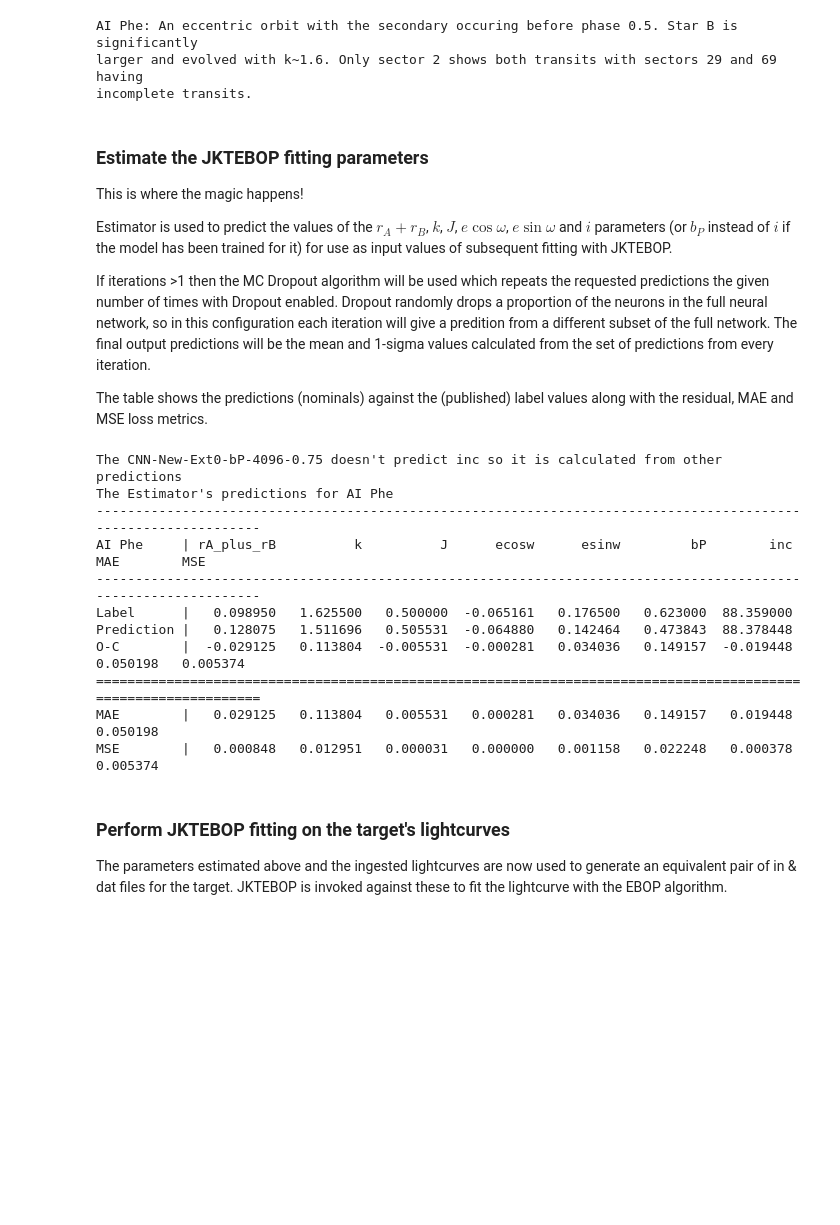
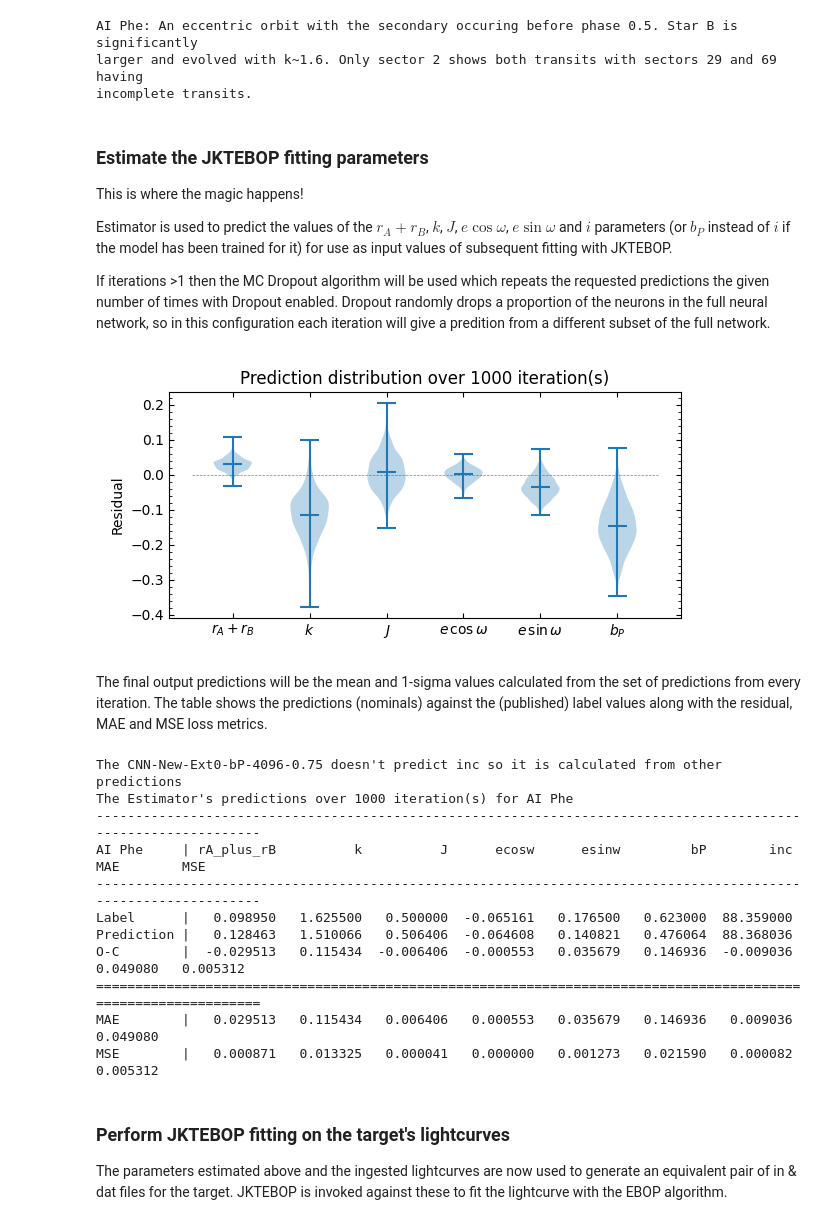
Before and after one commit to SteveOv/ebop_maven, a Jupyter notebook: model_interactive_tester.ipynb, the cells around one changed output. Saved outputs shown, nothing was run; the diff lists cells and outputs as text; code cells hidden in the pictures; blank space fills up the shorter version.

Commit message:
wip on plot_prediction_distributions_on_axes()

```diff
--- a/model_interactive_tester.ipynb
+++ b/model_interactive_tester.ipynb
@@ -147,18 +147,33 @@ If iterations >1 then the MC Dropout algorithm will be used which repeats the
 requested predictions the given number of times with Dropout enabled. Dropout
 randomly drops a proportion of the neurons in the full neural network, so in
 this configuration each iteration will give a predition from a different subset
-of the full network. The final output predictions will be the mean and 1-sigma
-values calculated from the set of predictions from every iteration.
-
-The table shows the predictions (nominals) against the (published) label values
-along with the residual, MAE and MSE loss metrics.
+of the full network.
+# %%
+# The model predicts scaled values (e.g. inc*0.01) which the Estimator "unscales" for us. An
+# iterations > 1 triggers the MC Dropout algorithm, returning multiple predictions per inst which
+# we can treat as a probability density. Returned preds in shape (#insts, #labels, #iterations)
+iterations = 1000
+raw_preds = estimator.predict_raw(np.array([mags]), np.array([[]]), iterations)[0]
+
+if iterations > 1:
+    # Plot the raw residuals; this will show us the distribution of each predicted param
+    label_values = np.array([labels[k] for k in estimator.label_names])[:, np.newaxis]
+    residuals = np.subtract(raw_preds, label_values)
+    fig, axes = plt.subplots(figsize=(6, 3), tight_layout=True)
+    plotting.plot_prediction_distributions_on_axes(axes, residuals, estimator.label_names,
+                                violin_plot=True, plot_zero_value_line=True, ylabel="Residual",
+                                title=f"Prediction distribution over {iterations} iteration(s)")
+    plt.show()
+# %% [output]
+[figure, added]
+# %% [markdown]
+The final output predictions will be the mean and 1-sigma values calculated
+from the set of predictions from every iteration. The table shows the
+predictions (nominals) against the (published) label values along with the
+residual, MAE and MSE loss metrics.
 # %%
-# The model predicts scaled values (e.g. inc*0.01) which the Estimator "unscales" for us. An
-# iterations > 1 triggers the MC Dropout algorithm, returning multiple predictions per inst which
-# we can treat as a probability density. Returned preds in shape (#insts, #labels, #iterations)
-raw_preds = estimator.predict_raw(np.array([mags]), np.array([[]]), iterations=1000)[0]
-
-# Summarise the predictions over the iterations axis; equivalent of what estimator.predict() does.
+# Summarise the single instance's predictions over the iterations axis.
+# This, with the predict_raw() above, is equivalent to calling estimator.predict()[0].
 pset = np.concatenate([np.mean(raw_preds, axis=1), np.std(raw_preds, axis=1)], axis=0)
 predictions = dict(zip(estimator.prediction_names, pset))
 
@@ -168,20 +183,20 @@ if "inc" not in predictions and "bP" in predictions:
     model_testing.append_calculated_inc_prediction(predictions)
 
 # Produce some statistics on the quality of the predictions.
-print(f"The Estimator's predictions for {target}")
+print(f"The Estimator's predictions over {iterations} iteration(s) for {target}")
 model_testing.predictions_vs_labels_to_table([labels], [predictions], [target])
 # %% [output]
 The CNN-New-Ext0-bP-4096-0.75 doesn't predict inc so it is calculated from other predictions
-The Estimator's predictions for AI Phe
+The Estimator's predictions over 1000 iteration(s) for AI Phe
 ---------------------------------------------------------------------------------------------------------------
 AI Phe     | rA_plus_rB          k          J      ecosw      esinw         bP        inc        MAE        MSE
 ---------------------------------------------------------------------------------------------------------------
 Label      |   0.098950   1.625500   0.500000  -0.065161   0.176500   0.623000  88.359000
-Prediction |   0.128075   1.511696   0.505531  -0.064880   0.142464   0.473843  88.378448
-O-C        |  -0.029125   0.113804  -0.005531  -0.000281   0.034036   0.149157  -0.019448   0.050198   0.005374
+Prediction |   0.128463   1.510066   0.506406  -0.064608   0.140821   0.476064  88.368036
+O-C        |  -0.029513   0.115434  -0.006406  -0.000553   0.035679   0.146936  -0.009036   0.049080   0.005312
 ===============================================================================================================
-MAE        |   0.029125   0.113804   0.005531   0.000281   0.034036   0.149157   0.019448   0.050198
-MSE        |   0.000848   0.012951   0.000031   0.000000   0.001158   0.022248   0.000378              0.005374
+MAE        |   0.029513   0.115434   0.006406   0.000553   0.035679   0.146936   0.009036   0.049080
+MSE        |   0.000871   0.013325   0.000041   0.000000   0.001273   0.021590   0.000082              0.005312
 # %% [markdown]
 ### Perform JKTEBOP fitting on the target's lightcurves
 The parameters estimated above and the ingested lightcurves are now used to generate
```
Also changed, not shown: parts of 3 cells of this notebook, 1 other file.
